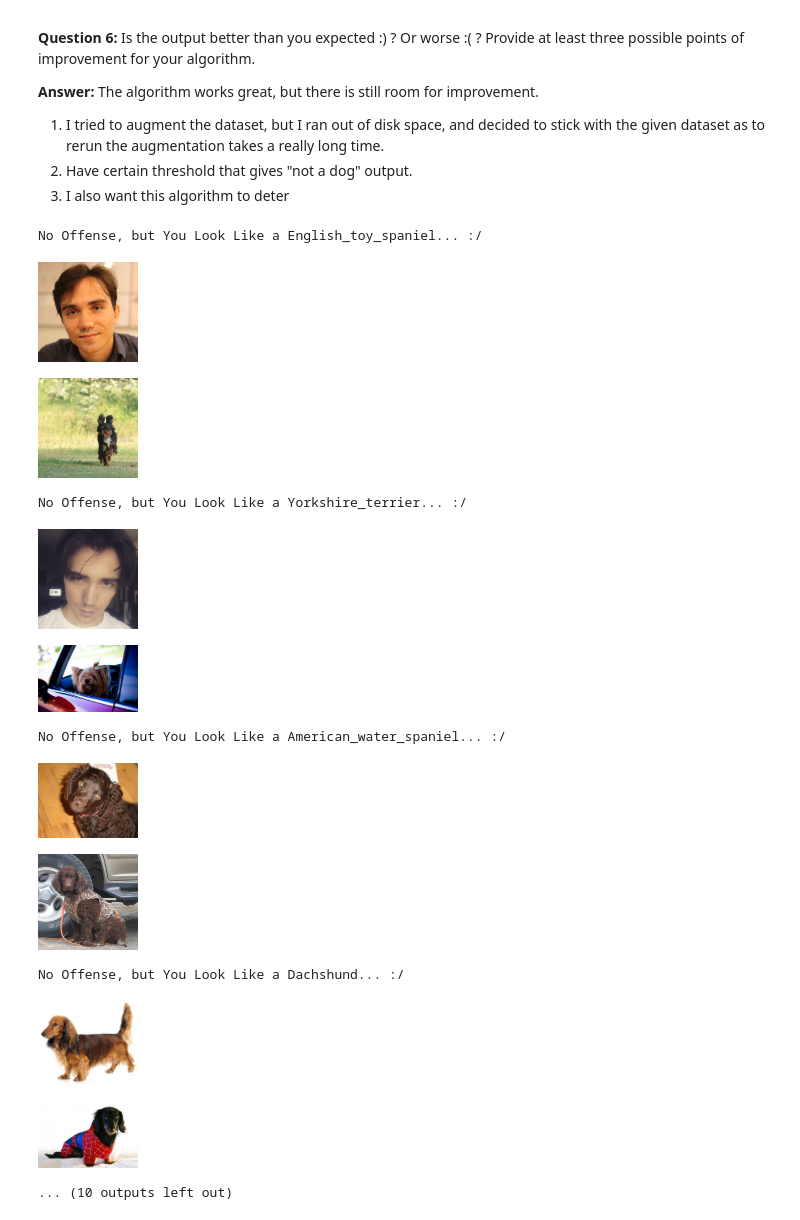
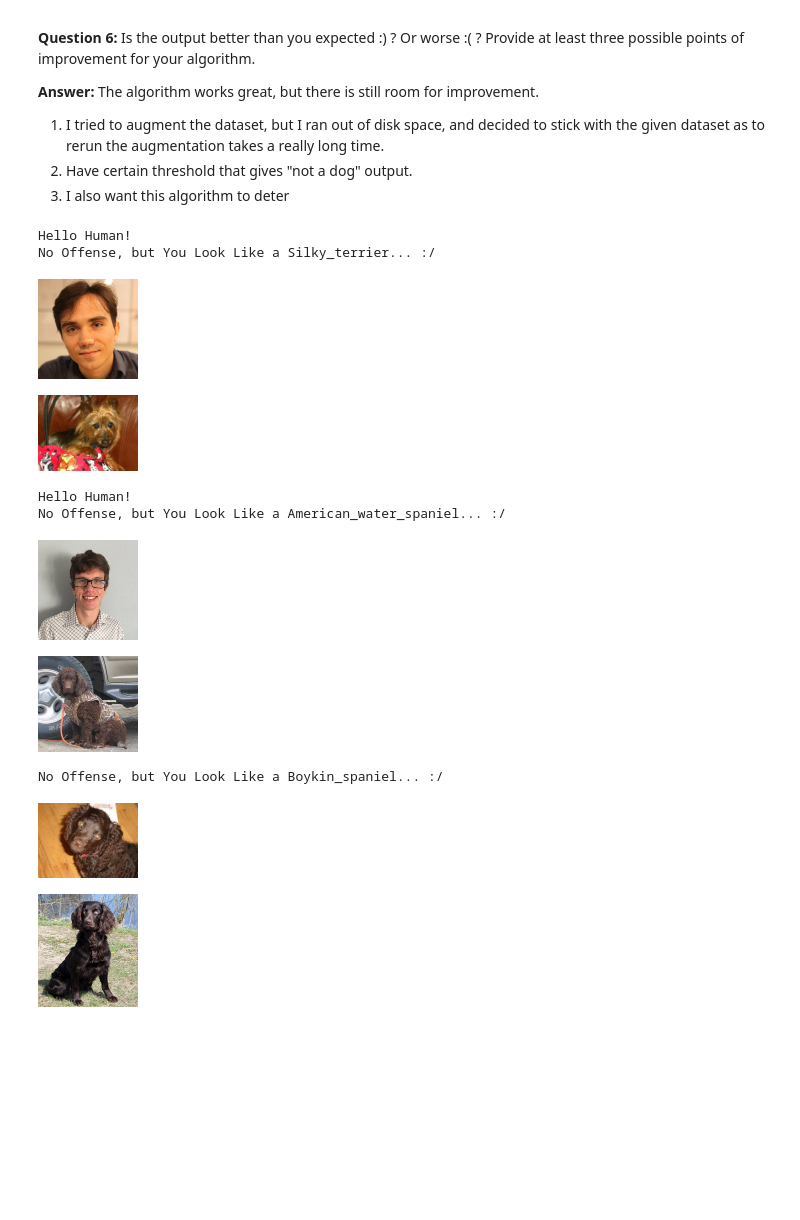
Before and after one commit to kino6052/dog-project, a Jupyter notebook: dog_app.ipynb, the cells around one changed output. Cells and saved outputs as stored; diff of their text form; code cells hidden in the pictures; blank space fills up the shorter version.

```diff
--- a/dog_app.ipynb
+++ b/dog_app.ipynb
@@ -876,6 +882,8 @@ class BreedRecognizer:
                 self.printImage()
                 return self;
     def getBreedOutput(self):
+        if face_detector(self.image):
+            print("Hello Human!")
         dogBreed = Resnet50_predict_breed(self.image)
         self.dog_breed = dogBreed
         print("No Offense, but You Look Like a {}... :/".format(dogBreed))
@@ -900,25 +908,23 @@ __Answer:__ The algorithm works great, but there is still room for improvement.
 # %%
 ## TODO: Execute your algorithm from Step 6 on
 ## at least 6 images on your computer.
 ## Feel free to use as many code cells as needed.
 BreedRecognizer("images/Kirill-Novik-300.jpg").getBreedOutput().printImage().getDogImage()
-BreedRecognizer("images/nikita.jpg").getBreedOutput().printImage().getDogImage()
+BreedRecognizer("images/dom.jpg").getBreedOutput().printImage().getDogImage()
 BreedRecognizer("images/American_water_spaniel_00648.jpg").getBreedOutput().printImage().getDogImage()
 BreedRecognizer("images/dachshund-longhaired.jpg").getBreedOutput().printImage().getDogImage()
 BreedRecognizer("images/Brittany_02625.jpg").getBreedOutput().printImage().getDogImage()
 BreedRecognizer("images/Labrador_retriever_06449.jpg").getBreedOutput().printImage().getDogImage()
 BreedRecognizer("images/sample_cnn.png").getBreedOutput().printImage().getDogImage()
 # %% [output]
-No Offense, but You Look Like a English_toy_spaniel... :/
+Hello Human!
+No Offense, but You Look Like a Silky_terrier... :/
 [figure]
-[figure, old version]
+[figure, new version]
-No Offense, but You Look Like a Yorkshire_terrier... :/
+Hello Human!
+No Offense, but You Look Like a American_water_spaniel... :/
-[figure, old version]
+[figure, new version]
-[figure, old version]
+[figure, new version]
-No Offense, but You Look Like a American_water_spaniel... :/
+No Offense, but You Look Like a Boykin_spaniel... :/
 [figure]
-[figure, old version]
+[figure, new version]
-No Offense, but You Look Like a Dachshund... :/
-[figure, removed]
-[figure, removed]
-... (10 outputs left out)
```
Also changed, not shown: parts of 5 cells of this notebook, 2 other files.
